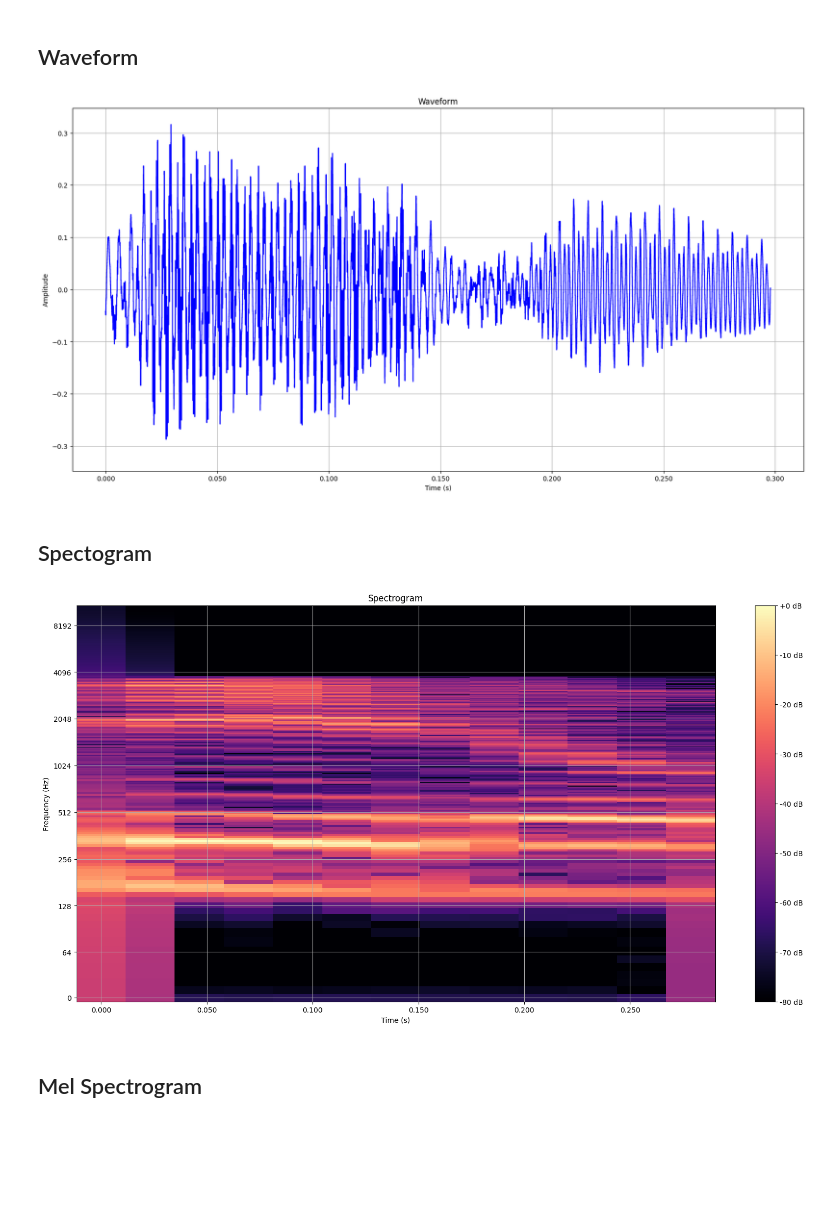
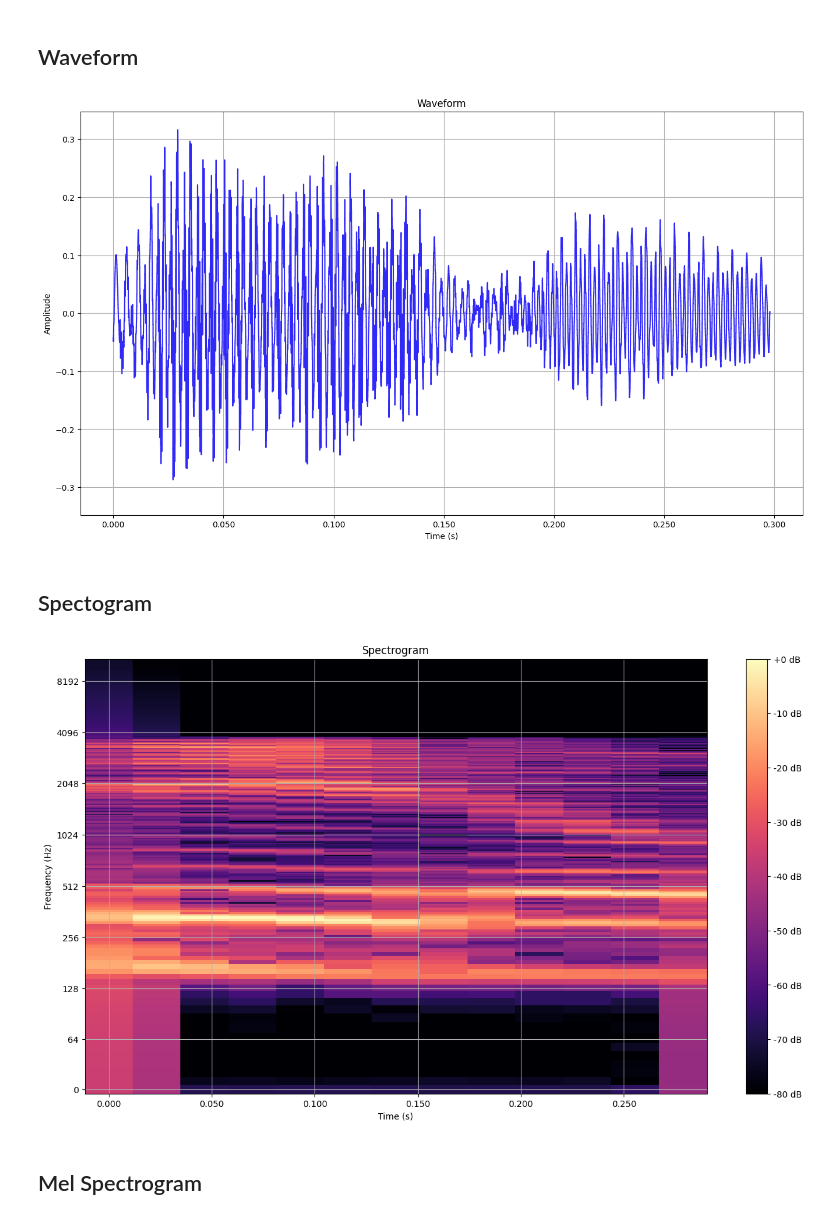
Before and after one commit to dilne/Ultimate-Audio-Dataset-DL-Processor, a Jupyter notebook: Ultimate Audio Dataset DL Processor.ipynb, the cells around one changed output. Cells and saved outputs as stored; diff of their text form; code cells hidden in the pictures; blank space fills up the shorter version.

```diff
--- a/Ultimate Audio Dataset DL Processor.ipynb
+++ b/Ultimate Audio Dataset DL Processor.ipynb
@@ -38,15 +37,15 @@ Num. channels: 1
 # %%
 y, sr = librosa.load(file_path)
 
-plt.figure(figsize=(20, 10))  # Increase figure size
-librosa.display.waveshow(y, sr=sr, color='b')  # Change color to blue
+plt.figure(figsize=(16, 9))
+librosa.display.waveshow(y, sr=sr, color='#312af7')
 plt.title('Waveform')
-plt.xlabel('Time (s)')  # Add x label with units
-plt.ylabel('Amplitude')  # Add y label
-plt.grid(True)  # Add a grid
+plt.xlabel('Time (s)')
+plt.ylabel('Amplitude')
+plt.grid(True)
 plt.show()
 # %% [output]
-[figure, old version]
+[figure, new version]
 # %% [markdown]
 ## Spectogram
 # %%
@@ -54,16 +53,16 @@ y, sr = librosa.load(file_path)
 
 D = librosa.amplitude_to_db(np.abs(librosa.stft(y)), ref=np.max)
 
-plt.figure(figsize=(20, 10))  # Increase figure size
+plt.figure(figsize=(16, 9))
 img = librosa.display.specshow(D, sr=sr, x_axis='time', y_axis='log')
-plt.colorbar(img, format='%+2.0f dB')  # Add colorbar
+plt.colorbar(img, format='%+2.0f dB')
 plt.title('Spectrogram')
-plt.xlabel('Time (s)')  # Add x label with units
-plt.ylabel('Frequency (Hz)')  # Add y label with units
-plt.grid(True)  # Add a grid
+plt.xlabel('Time (s)')
+plt.ylabel('Frequency (Hz)')
+plt.grid(True)
 plt.show()
 # %% [output]
-[figure, old version]
+[figure, new version]
 # %% [markdown]
 ## Mel Spectrogram
 # %% [markdown]
```
Also changed, not shown: parts of 7 cells of this notebook.
